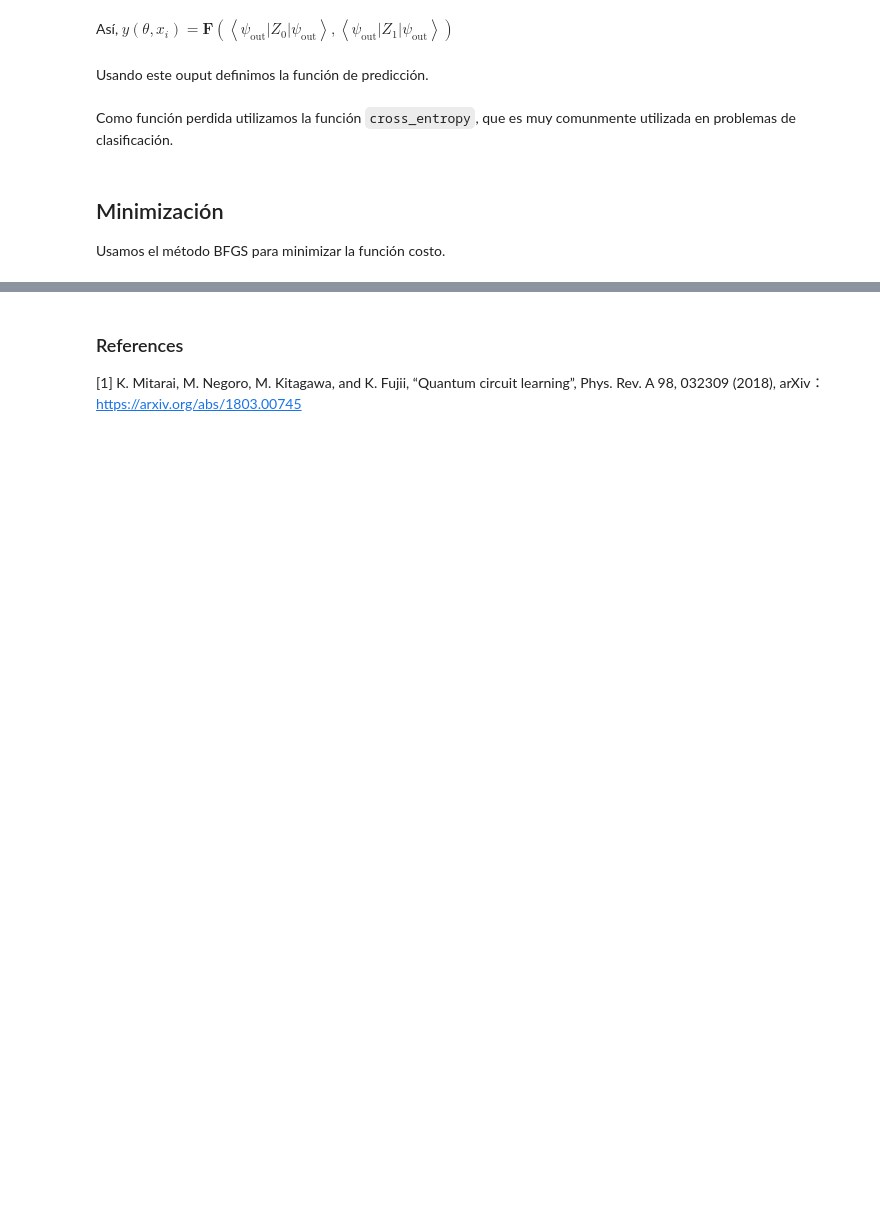
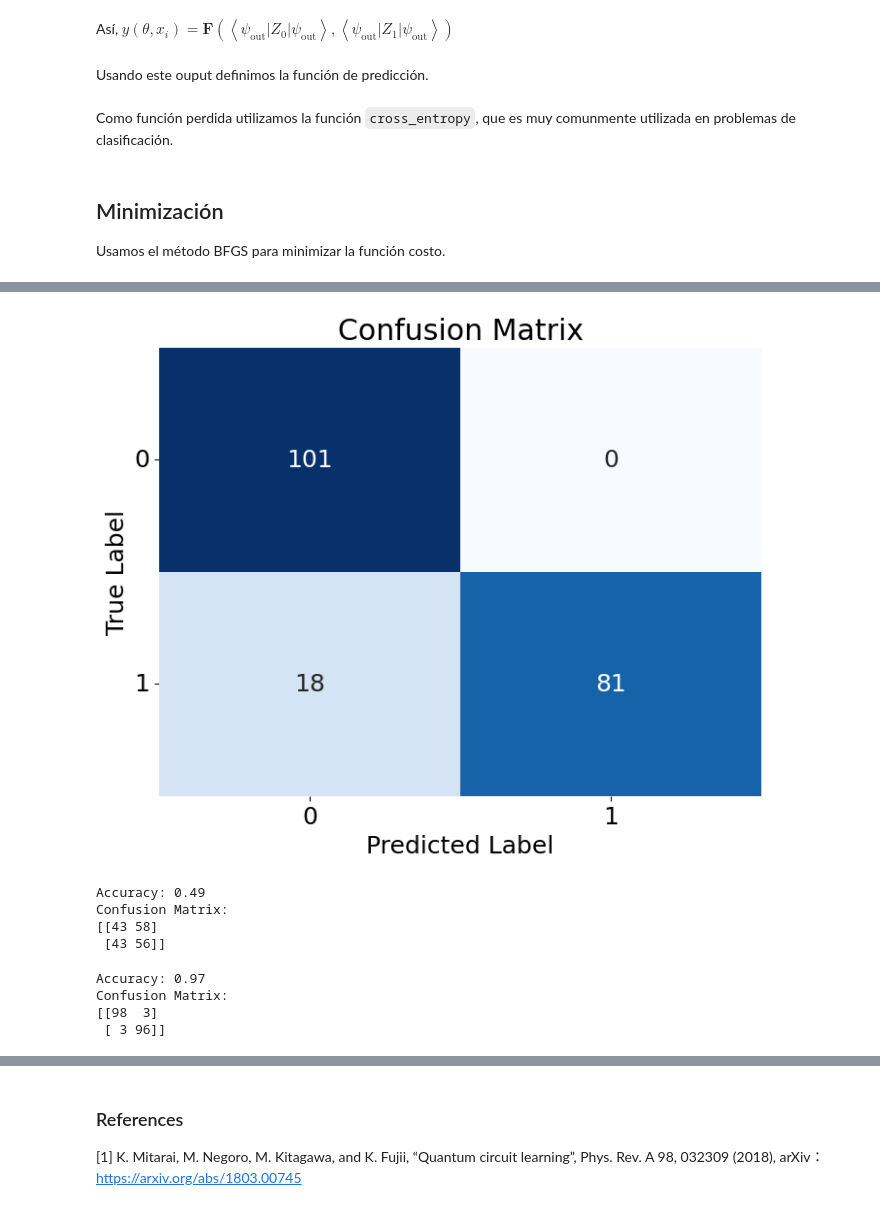
Before and after one commit to sofips/qcl, a Jupyter notebook: qcl_classification_es.ipynb, the cells around one changed output, grey strips where cells are left out. Drawn from its saved outputs; the diff is of its cells as text; code cells hidden in the pictures; blank space fills up the shorter version.

```diff
--- a/qcl_classification_es.ipynb
+++ b/qcl_classification_es.ipynb
@@ -327,0 +357,63 @@ plt.show()
+# %%
+import matplotlib.pyplot as plt
+import numpy as np
+from sklearn.metrics import confusion_matrix
+import seaborn as sns
+
+# Compute confusion matrix
+cm = confusion_matrix(correct_class, pred_class)
+
+# Plot confusion matrix
+plt.figure(figsize=(8, 6))
+sns.heatmap(cm, annot=True, fmt='d', cmap='Blues', cbar=False)
+
+# Add labels and title
+plt.xlabel('Predicted Label')
+plt.ylabel('True Label')
+plt.title('Confusion Matrix')
+
+# Add tick marks
+plt.xticks(np.arange(len(np.unique(correct_class))) + 0.5, np.unique(correct_class))
+plt.yticks(np.arange(len(np.unique(correct_class))) + 0.5, np.unique(correct_class), rotation=0)
+
+# Show plot
+plt.show()
+# %% [output]
+[figure, added]
+# %%
+from sklearn.datasets import make_classification
+from sklearn.ensemble import GradientBoostingClassifier
+from sklearn.metrics import accuracy_score, confusion_matrix, classification_report
+from sklearn.model_selection import train_test_split
+from sklearn.linear_model import LogisticRegression
+
+classifier = LogisticRegression()
+classifier.fit(train_samples, train_labels)
+
+pred_labels = classifier.predict(test_samples)
+accuracy = accuracy_score(test_labels, pred_labels)
+print(f'Accuracy: {accuracy:.2f}')
+
+conf_matrix = confusion_matrix(test_labels, pred_labels)
+print('Confusion Matrix:')
+print(conf_matrix)
+# %% [output]
+Accuracy: 0.49
+Confusion Matrix:
+[[43 58]
+ [43 56]]
+# %%
+gbc = GradientBoostingClassifier(n_estimators=100, learning_rate=1.0, max_depth=1, random_state=0)
+gbc.fit(train_samples, train_labels)
+pred_labels = gbc.predict(test_samples)
+accuracy = accuracy_score(test_labels, pred_labels)
+conf = confusion_matrix(test_labels, pred_labels)
+
+print(f'Accuracy: {accuracy:.2f}')
+print('Confusion Matrix:')
+print(conf)
+# %% [output]
+Accuracy: 0.97
+Confusion Matrix:
+[[98  3]
+ [ 3 96]]
```
Also changed, not shown: parts of 20 cells of this notebook, 2 other files.
